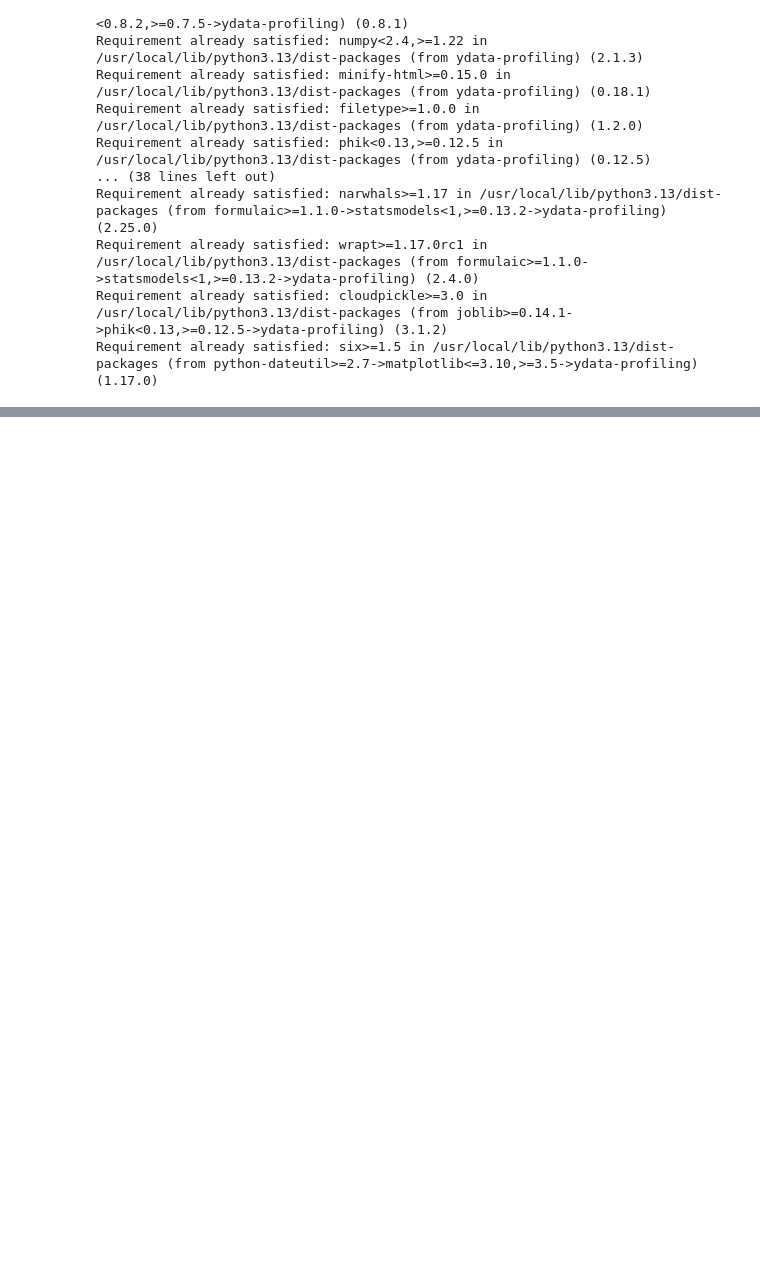
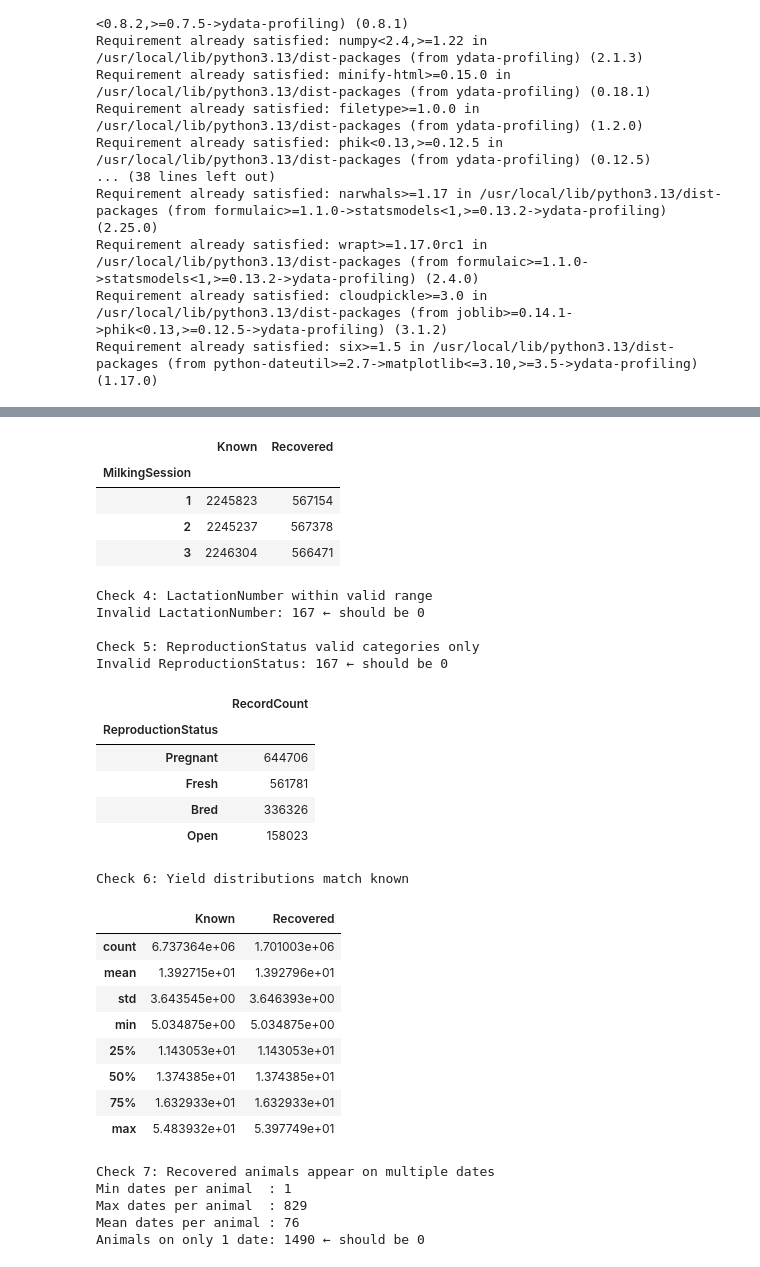
Before and after one commit to lipikamallikarjuna/MissingRfidDetection-ANSC6060, a Jupyter notebook: DataAnlysis&Modeling.ipynb, the cells around one changed output, grey strips where cells are left out. Saved outputs shown, nothing was run; the diff lists cells and outputs as text; code cells hidden in the pictures; blank space fills up the shorter version.

```diff
--- a/DataAnlysis&Modeling.ipynb
+++ b/DataAnlysis&Modeling.ipynb
@@ -1721,0 +901,46 @@ KeyboardInterrupt:
+# %%
+# Sanity Checks
+print("Check 1: No nulls in identifier columns ")
+print(f"AnimalId null          : {DfMissingFinal['AnimalId'].isna().sum():,}")
+print(f"LactationNumber null   : {DfMissingFinal['LactationNumber'].isna().sum():,}")
+print(f"DaysInMilk null        : {DfMissingFinal['DaysInMilk'].isna().sum():,}")
+print(f"ReproductionStatus null: {DfMissingFinal['ReproductionStatus'].isna().sum():,}")
+
+print("\nCheck 2: Recovered IDs are all valid known IDs")
+KnownIds     = set(DfKnown["AnimalId"].unique())
+RecoveredIds = set(DfMissingFinal["AnimalId"].dropna().unique())
+UnknownIds   = RecoveredIds - KnownIds
+print(f"Known AnimalIds      : {len(KnownIds):,}")
+print(f"Recovered unique IDs : {len(RecoveredIds):,} (expected 683)")
+print(f"IDs not in known set : {len(UnknownIds):,} ← should be 0")
+
+print("\nCheck 3: Session distribution preserved")
+SessionComparison = pd.concat([
+    DfKnown["MilkingSession"].value_counts().sort_index().rename("Known"),
+    DfMissingFinal["MilkingSession"].value_counts().sort_index().rename("Recovered")
+], axis=1)
+display(SessionComparison)
+
+print("\nCheck 4: LactationNumber within valid range")
+LacInvalid = DfMissingFinal[~DfMissingFinal["LactationNumber"].isin(range(1, 13))]
+print(f"Invalid LactationNumber: {len(LacInvalid):,} ← should be 0")
+
+print("\nCheck 5: ReproductionStatus valid categories only")
+ValidStatus   = ["Pregnant", "Bred", "Fresh", "Open"]
+InvalidStatus = DfMissingFinal[~DfMissingFinal["ReproductionStatus"].isin(ValidStatus)]
+print(f"Invalid ReproductionStatus: {len(InvalidStatus):,} ← should be 0")
+display(DfMissingFinal["ReproductionStatus"].value_counts().to_frame("RecordCount"))
+
+print("\nCheck 6: Yield distributions match known")
+display(pd.concat([
+    DfKnown["TotalMilkYieldSessionKg"].describe().rename("Known"),
+    DfMissingFinal["TotalMilkYieldSessionKg"].describe().rename("Recovered")
+], axis=1))
+
+print("\nCheck 7: Recovered animals appear on multiple dates")
+RecoveredDateCounts = DfMissingFinal.groupby("AnimalId")["EventDate"].nunique()
+print(f"Min dates per animal  : {RecoveredDateCounts.min()}")
+print(f"Max dates per animal  : {RecoveredDateCounts.max()}")
+print(f"Mean dates per animal : {RecoveredDateCounts.mean():.0f}")
+print(f"Animals on only 1 date: {(RecoveredDateCounts == 1).sum()} ← should be 0")
+# %% [output]
@@ -1721,0 +959,31 @@ KeyboardInterrupt:
+|  | Known | Recovered |
+| MilkingSession |  |  |
+| 1 | 2245823 | 567154 |
+| 2 | 2245237 | 567378 |
+| 3 | 2246304 | 566471 |
+Check 4: LactationNumber within valid range
+Invalid LactationNumber: 167 ← should be 0
+
+Check 5: ReproductionStatus valid categories only
+Invalid ReproductionStatus: 167 ← should be 0
+|  | RecordCount |
+| ReproductionStatus |  |
+| Pregnant | 644706 |
+| Fresh | 561781 |
+| Bred | 336326 |
+| Open | 158023 |
+Check 6: Yield distributions match known
+|  | Known | Recovered |
+| count | 6.737364e+06 | 1.701003e+06 |
+| mean | 1.392715e+01 | 1.392796e+01 |
+| std | 3.643545e+00 | 3.646393e+00 |
+| min | 5.034875e+00 | 5.034875e+00 |
+| 25% | 1.143053e+01 | 1.143053e+01 |
+| 50% | 1.374385e+01 | 1.374385e+01 |
+| 75% | 1.632933e+01 | 1.632933e+01 |
+| max | 5.483932e+01 | 5.397749e+01 |
+Check 7: Recovered animals appear on multiple dates
+Min dates per animal  : 1
+Max dates per animal  : 829
+Mean dates per animal : 76
+Animals on only 1 date: 1490 ← should be 0
```
Also changed, not shown: parts of 78 cells of this notebook.
